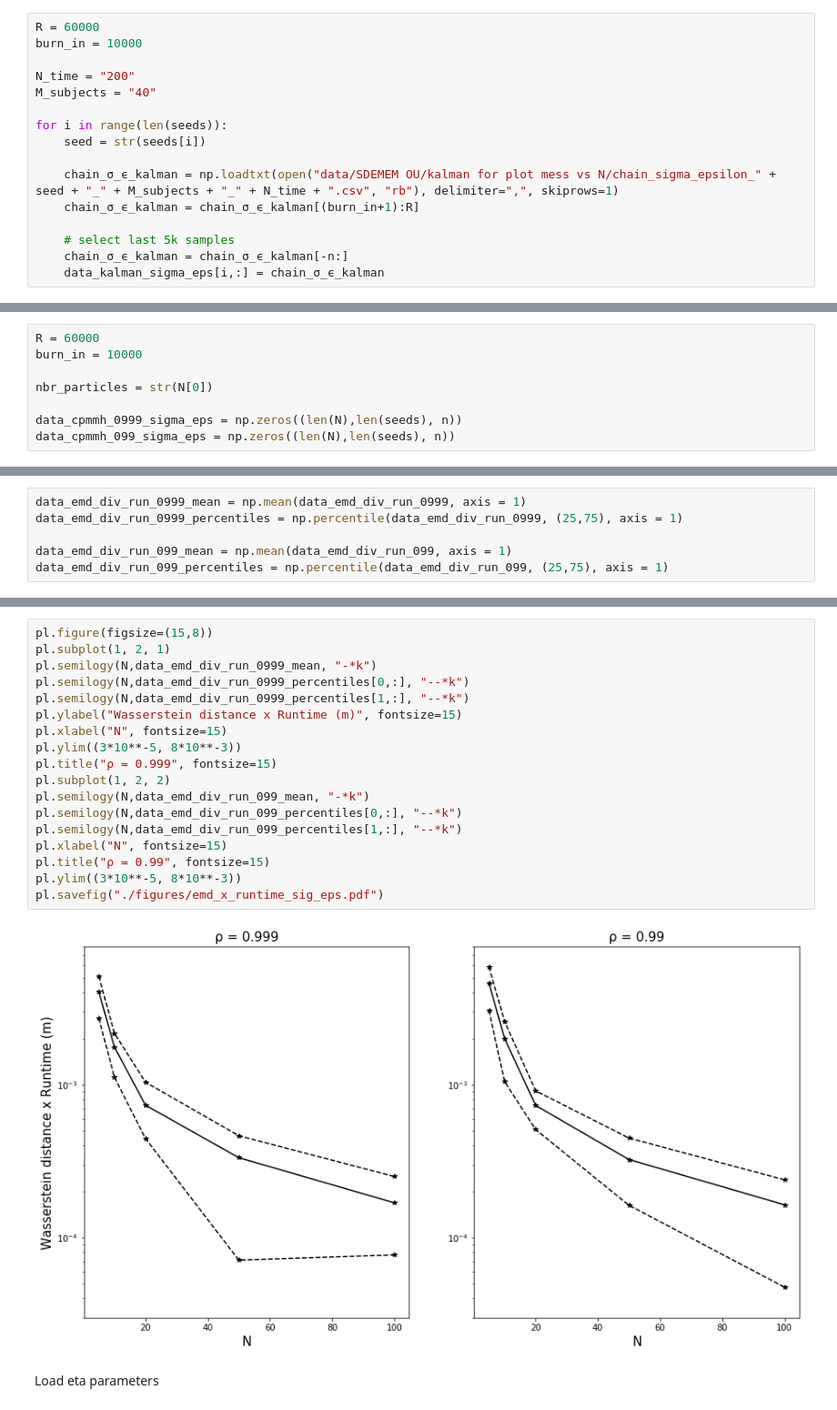
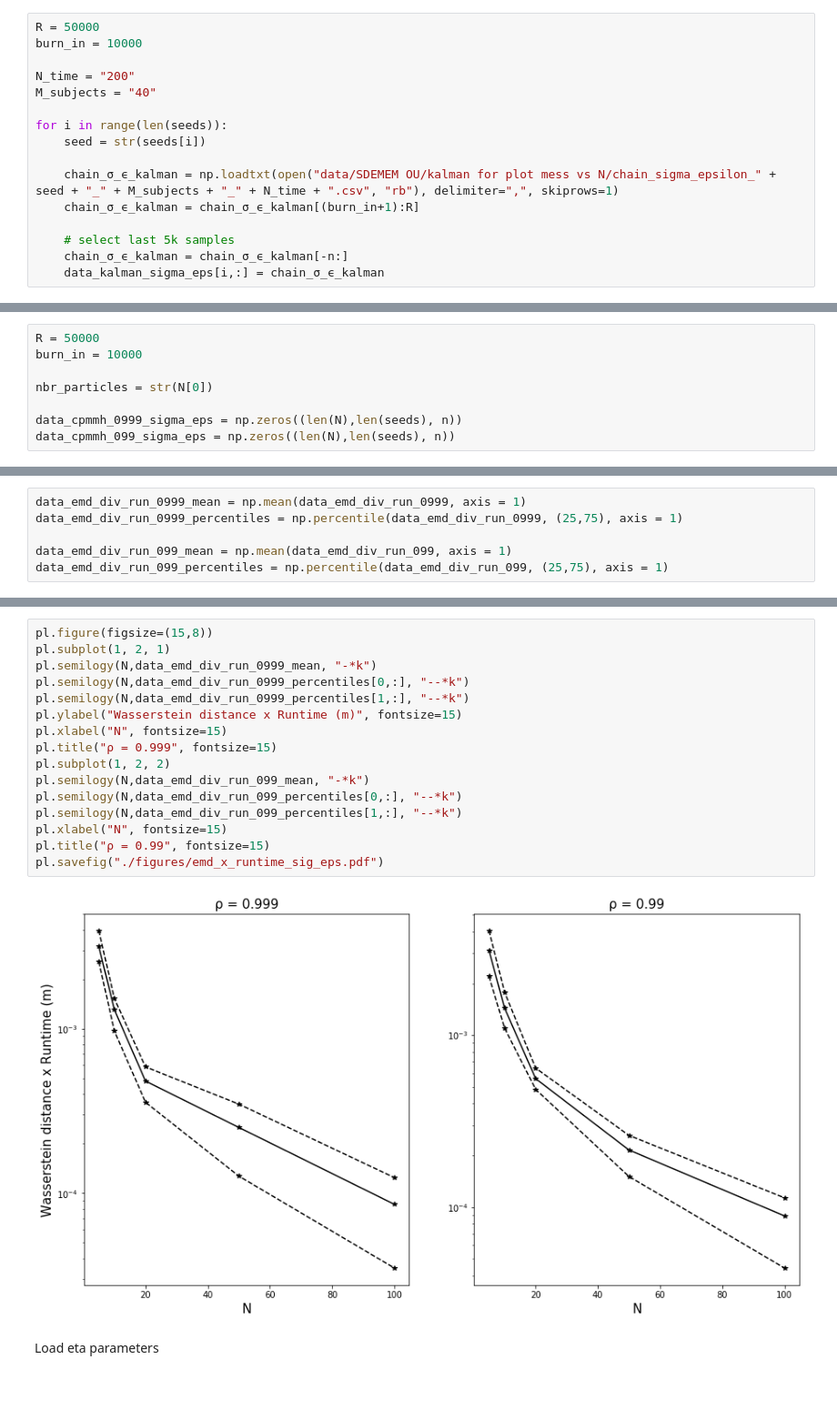
Before and after one commit to SamuelWiqvist/efficient_SDEMEM, a Jupyter notebook: analyses/notebooks/wasserstein_vs_N.ipynb, the cells around one changed output, grey strips where cells are left out. Shown at 91% size. Drawn from its saved outputs; the diff is of its cells as text.

```diff
--- a/analyses/notebooks/wasserstein_vs_N.ipynb
+++ b/analyses/notebooks/wasserstein_vs_N.ipynb
@@ -123,7 +123,7 @@ data_kalman_sigma_eps = np.zeros((len(seeds), n))
 # %% [markdown]
 Load sigma_eps for kalman
 # %%
-R = 60000
+R = 50000
 burn_in = 10000
 
 N_time = "200"
@@ -145,7 +145,7 @@ data_kalman_sigma_eps.shape
 # %% [markdown]
 Load sigma_eps chain for cpmmh
 # %%
-R = 60000
+R = 50000
 burn_in = 10000
 
 nbr_particles = str(N[0])
@@ -297,23 +297,21 @@ Text(0.5,0,'N')
 # %%
 pl.figure(figsize=(15,8))
 pl.subplot(1, 2, 1)
 pl.semilogy(N,data_emd_div_run_0999_mean, "-*k")
 pl.semilogy(N,data_emd_div_run_0999_percentiles[0,:], "--*k")
 pl.semilogy(N,data_emd_div_run_0999_percentiles[1,:], "--*k")
 pl.ylabel("Wasserstein distance x Runtime (m)", fontsize=15)
 pl.xlabel("N", fontsize=15)
-pl.ylim((3*10**-5, 8*10**-3))
 pl.title("ρ = 0.999", fontsize=15)
 pl.subplot(1, 2, 2)
 pl.semilogy(N,data_emd_div_run_099_mean, "-*k")
 pl.semilogy(N,data_emd_div_run_099_percentiles[0,:], "--*k")
 pl.semilogy(N,data_emd_div_run_099_percentiles[1,:], "--*k")
 pl.xlabel("N", fontsize=15)
 pl.title("ρ = 0.99", fontsize=15)
-pl.ylim((3*10**-5, 8*10**-3))
 pl.savefig("./figures/emd_x_runtime_sig_eps.pdf")
 # %% [output]
-[figure, old version]
+[figure, new version]
 # %% [markdown]
 Load eta parameters
 # %%
```
Also changed, not shown: parts of 15 cells of this notebook, 6 other files.
